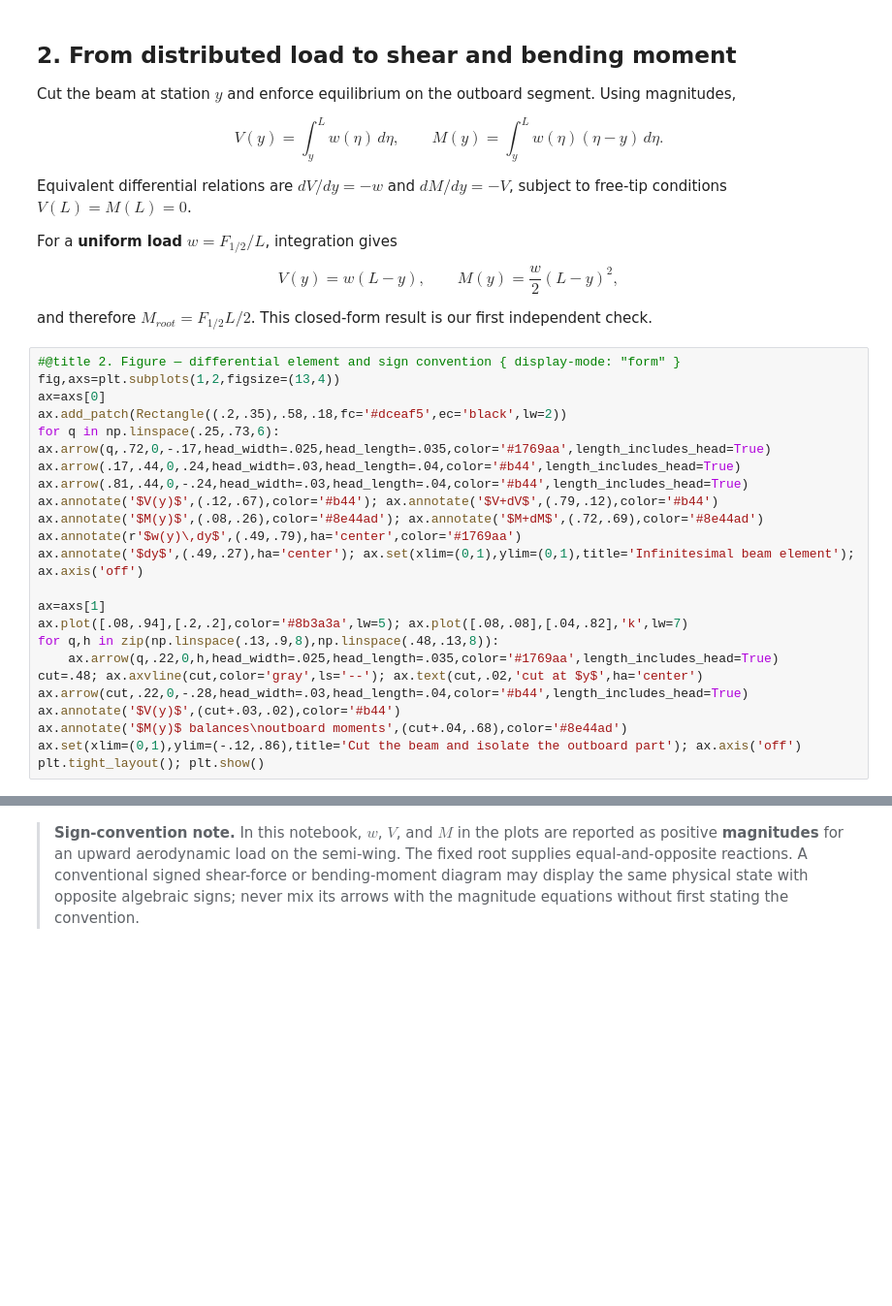
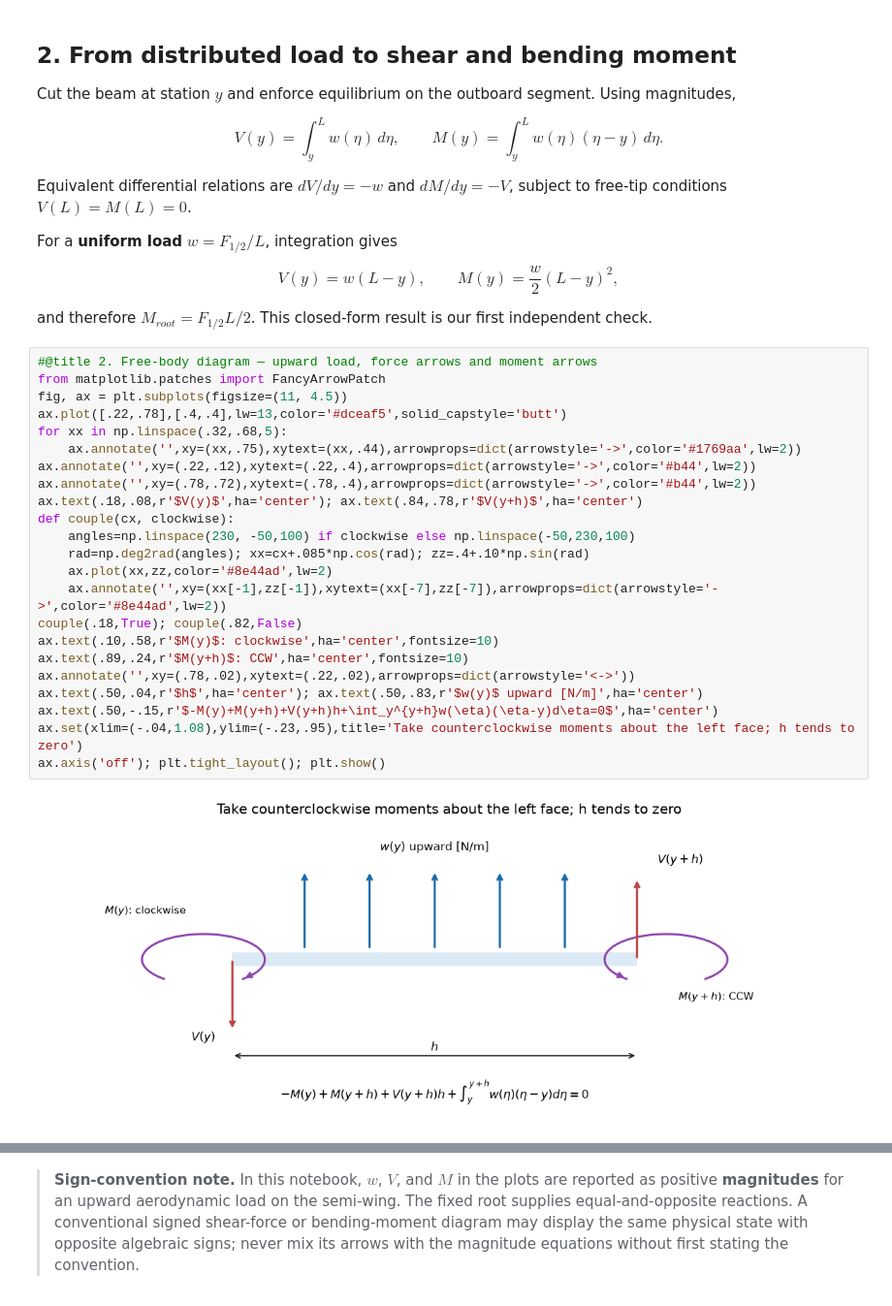
Before and after one commit to Ehsan-Roohi/Aerospace-Structures, a Jupyter notebook: notebooks/MIE446_Wing_Structural_Design_Numerical.ipynb, the cells around one changed output, grey strips where cells are left out. Shown at 97% size. Saved outputs shown, nothing was run; the diff lists cells and outputs as text; blank space fills up the shorter version.

```diff
--- a/notebooks/MIE446_Wing_Structural_Design_Numerical.ipynb
+++ b/notebooks/MIE446_Wing_Structural_Design_Numerical.ipynb
@@ -188,29 +201,31 @@ V(y)=w(L-y),\qquad M(y)=\frac{w}{2}(L-y)^2,
 $$
 
 and therefore $M_{root}=F_{1/2}L/2$. This closed-form result is our first independent check.
-# %%
-#@title 2. Figure — differential element and sign convention { display-mode: "form" }
-fig,axs=plt.subplots(1,2,figsize=(13,4))
-ax=axs[0]
-ax.add_patch(Rectangle((.2,.35),.58,.18,fc='#dceaf5',ec='black',lw=2))
-for q in np.linspace(.25,.73,6): ax.arrow(q,.72,0,-.17,head_width=.025,head_length=.035,color='#1769aa',length_includes_head=True)
-ax.arrow(.17,.44,0,.24,head_width=.03,head_length=.04,color='#b44',length_includes_head=True)
-ax.arrow(.81,.44,0,-.24,head_width=.03,head_length=.04,color='#b44',length_includes_head=True)
-ax.annotate('$V(y)$',(.12,.67),color='#b44'); ax.annotate('$V+dV$',(.79,.12),color='#b44')
-ax.annotate('$M(y)$',(.08,.26),color='#8e44ad'); ax.annotate('$M+dM$',(.72,.69),color='#8e44ad')
-ax.annotate(r'$w(y)\,dy$',(.49,.79),ha='center',color='#1769aa')
-ax.annotate('$dy$',(.49,.27),ha='center'); ax.set(xlim=(0,1),ylim=(0,1),title='Infinitesimal beam element'); ax.axis('off')
-
-ax=axs[1]
-ax.plot([.08,.94],[.2,.2],color='#8b3a3a',lw=5); ax.plot([.08,.08],[.04,.82],'k',lw=7)
-for q,h in zip(np.linspace(.13,.9,8),np.linspace(.48,.13,8)):
-    ax.arrow(q,.22,0,h,head_width=.025,head_length=.035,color='#1769aa',length_includes_head=True)
-cut=.48; ax.axvline(cut,color='gray',ls='--'); ax.text(cut,.02,'cut at $y$',ha='center')
-ax.arrow(cut,.22,0,-.28,head_width=.03,head_length=.04,color='#b44',length_includes_head=True)
-ax.annotate('$V(y)$',(cut+.03,.02),color='#b44')
-ax.annotate('$M(y)$ balances\noutboard moments',(cut+.04,.68),color='#8e44ad')
-ax.set(xlim=(0,1),ylim=(-.12,.86),title='Cut the beam and isolate the outboard part'); ax.axis('off')
-plt.tight_layout(); plt.show()
+# %%
+#@title 2. Free-body diagram — upward load, force arrows and moment arrows
+from matplotlib.patches import FancyArrowPatch
+fig, ax = plt.subplots(figsize=(11, 4.5))
+ax.plot([.22,.78],[.4,.4],lw=13,color='#dceaf5',solid_capstyle='butt')
+for xx in np.linspace(.32,.68,5):
+    ax.annotate('',xy=(xx,.75),xytext=(xx,.44),arrowprops=dict(arrowstyle='->',color='#1769aa',lw=2))
+ax.annotate('',xy=(.22,.12),xytext=(.22,.4),arrowprops=dict(arrowstyle='->',color='#b44',lw=2))
+ax.annotate('',xy=(.78,.72),xytext=(.78,.4),arrowprops=dict(arrowstyle='->',color='#b44',lw=2))
+ax.text(.18,.08,r'$V(y)$',ha='center'); ax.text(.84,.78,r'$V(y+h)$',ha='center')
+def couple(cx, clockwise):
+    angles=np.linspace(230, -50,100) if clockwise else np.linspace(-50,230,100)
+    rad=np.deg2rad(angles); xx=cx+.085*np.cos(rad); zz=.4+.10*np.sin(rad)
+    ax.plot(xx,zz,color='#8e44ad',lw=2)
+    ax.annotate('',xy=(xx[-1],zz[-1]),xytext=(xx[-7],zz[-7]),arrowprops=dict(arrowstyle='->',color='#8e44ad',lw=2))
+couple(.18,True); couple(.82,False)
+ax.text(.10,.58,r'$M(y)$: clockwise',ha='center',fontsize=10)
+ax.text(.89,.24,r'$M(y+h)$: CCW',ha='center',fontsize=10)
+ax.annotate('',xy=(.78,.02),xytext=(.22,.02),arrowprops=dict(arrowstyle='<->'))
+ax.text(.50,.04,r'$h$',ha='center'); ax.text(.50,.83,r'$w(y)$ upward [N/m]',ha='center')
+ax.text(.50,-.15,r'$-M(y)+M(y+h)+V(y+h)h+\int_y^{y+h}w(\eta)(\eta-y)d\eta=0$',ha='center')
+ax.set(xlim=(-.04,1.08),ylim=(-.23,.95),title='Take counterclockwise moments about the left face; h tends to zero')
+ax.axis('off'); plt.tight_layout(); plt.show()
+# %% [output]
+[figure, added]
 # %% [markdown]
 ### Derivation from equilibrium — where does the moment equation come from?
 
```
Also changed, not shown: parts of 50 cells of this notebook, 4 other files.
